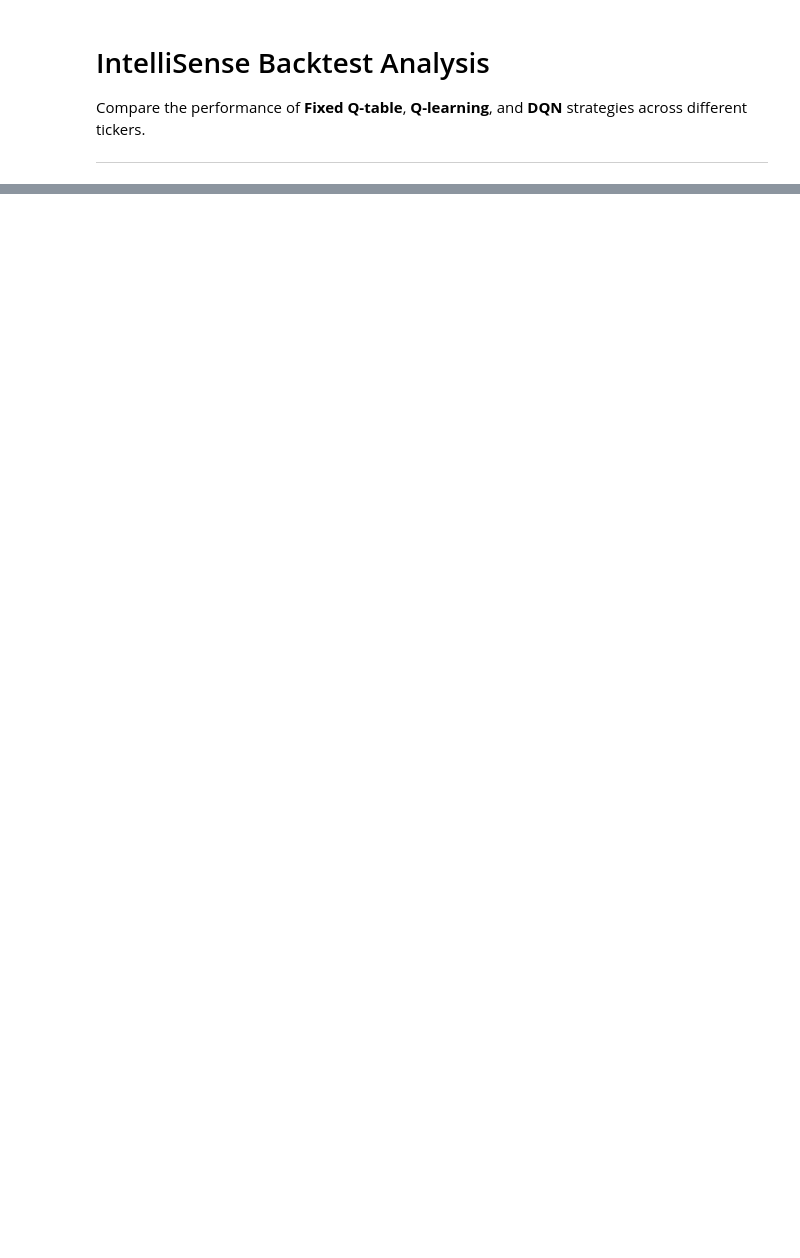
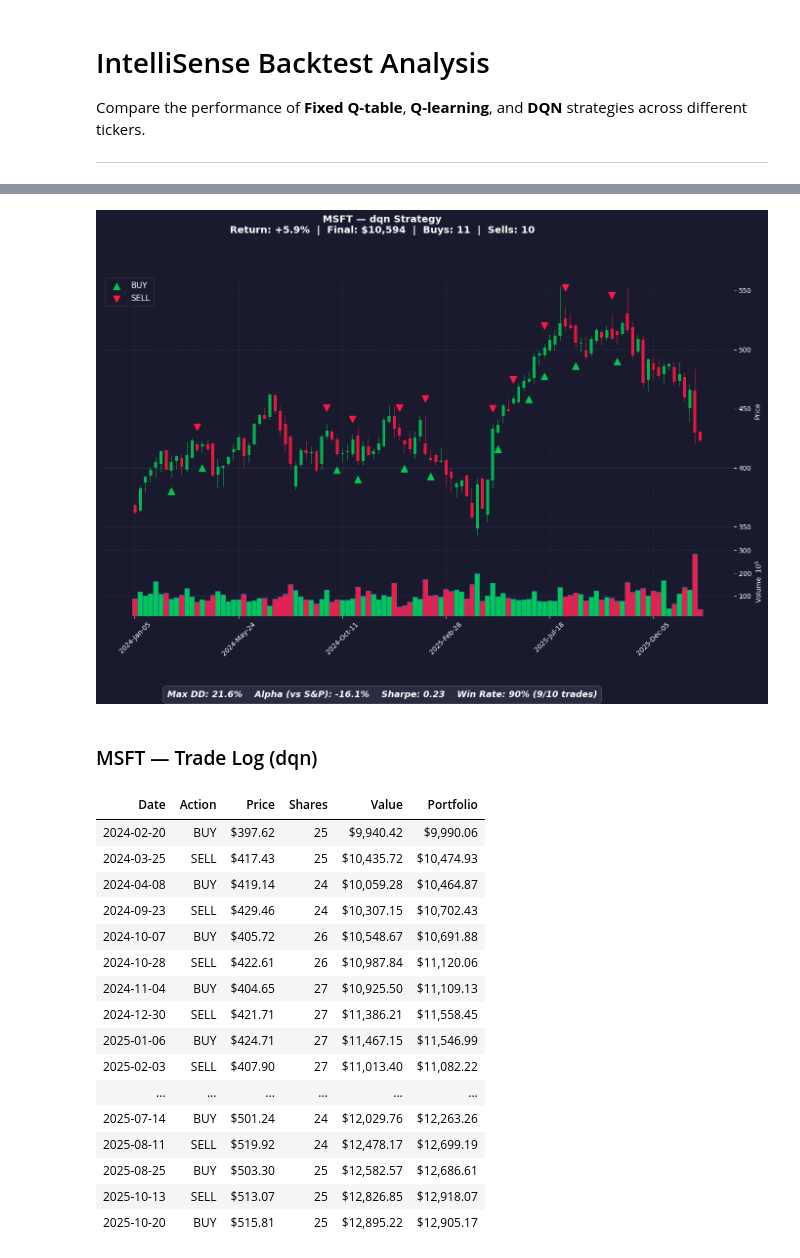
Before and after one commit to afifi-yusuf/IntelliTrade, a Jupyter notebook: backtest_analysis.ipynb, the cells around one changed output, grey strips where cells are left out. Cells and saved outputs as stored; diff of their text form; code cells hidden in the pictures; blank space fills up the shorter version.

```diff
--- a/backtest_analysis.ipynb
+++ b/backtest_analysis.ipynb
@@ -368,0 +384,22 @@ plot_ticker('GOOGL', method='DQN')
+# %%
+plot_ticker('MSFT', method='dqn')
+# %% [output]
+[figure, added]
+### MSFT — Trade Log (dqn)
+| Date | Action | Price | Shares | Value | Portfolio |
+| 2024-02-20 | BUY | $397.62 | 25 | $9,940.42 | $9,990.06 |
+| 2024-03-25 | SELL | $417.43 | 25 | $10,435.72 | $10,474.93 |
+| 2024-04-08 | BUY | $419.14 | 24 | $10,059.28 | $10,464.87 |
+| 2024-09-23 | SELL | $429.46 | 24 | $10,307.15 | $10,702.43 |
+| 2024-10-07 | BUY | $405.72 | 26 | $10,548.67 | $10,691.88 |
+| 2024-10-28 | SELL | $422.61 | 26 | $10,987.84 | $11,120.06 |
+| 2024-11-04 | BUY | $404.65 | 27 | $10,925.50 | $11,109.13 |
+| 2024-12-30 | SELL | $421.71 | 27 | $11,386.21 | $11,558.45 |
+| 2025-01-06 | BUY | $424.71 | 27 | $11,467.15 | $11,546.99 |
+| 2025-02-03 | SELL | $407.90 | 27 | $11,013.40 | $11,082.22 |
+| ... | ... | ... | ... | ... | ... |
+| 2025-07-14 | BUY | $501.24 | 24 | $12,029.76 | $12,263.26 |
+| 2025-08-11 | SELL | $519.92 | 24 | $12,478.17 | $12,699.19 |
+| 2025-08-25 | BUY | $503.30 | 25 | $12,582.57 | $12,686.61 |
+| 2025-10-13 | SELL | $513.07 | 25 | $12,826.85 | $12,918.07 |
+| 2025-10-20 | BUY | $515.81 | 25 | $12,895.22 | $12,905.17 |
```
Also changed, not shown: parts of 8 cells of this notebook, 49 other files.
